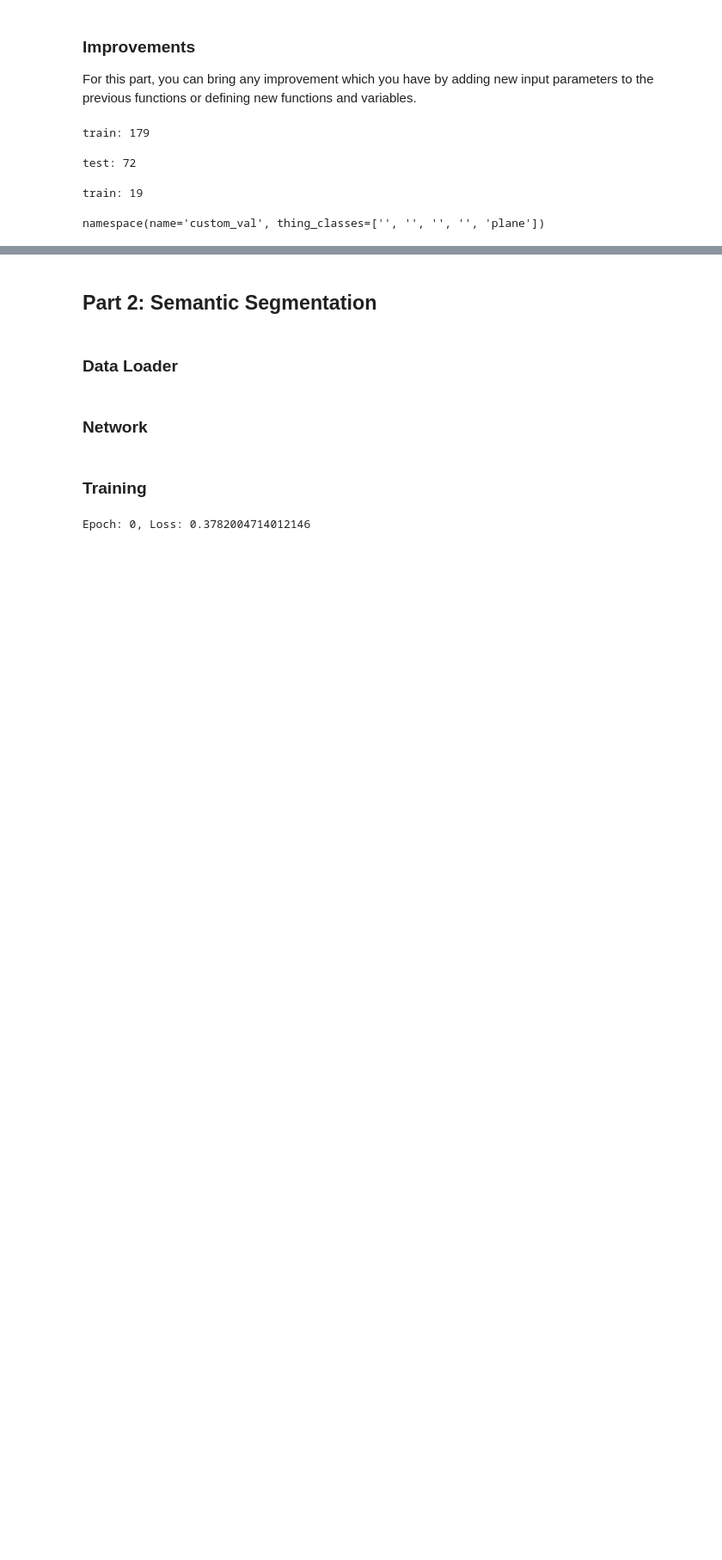
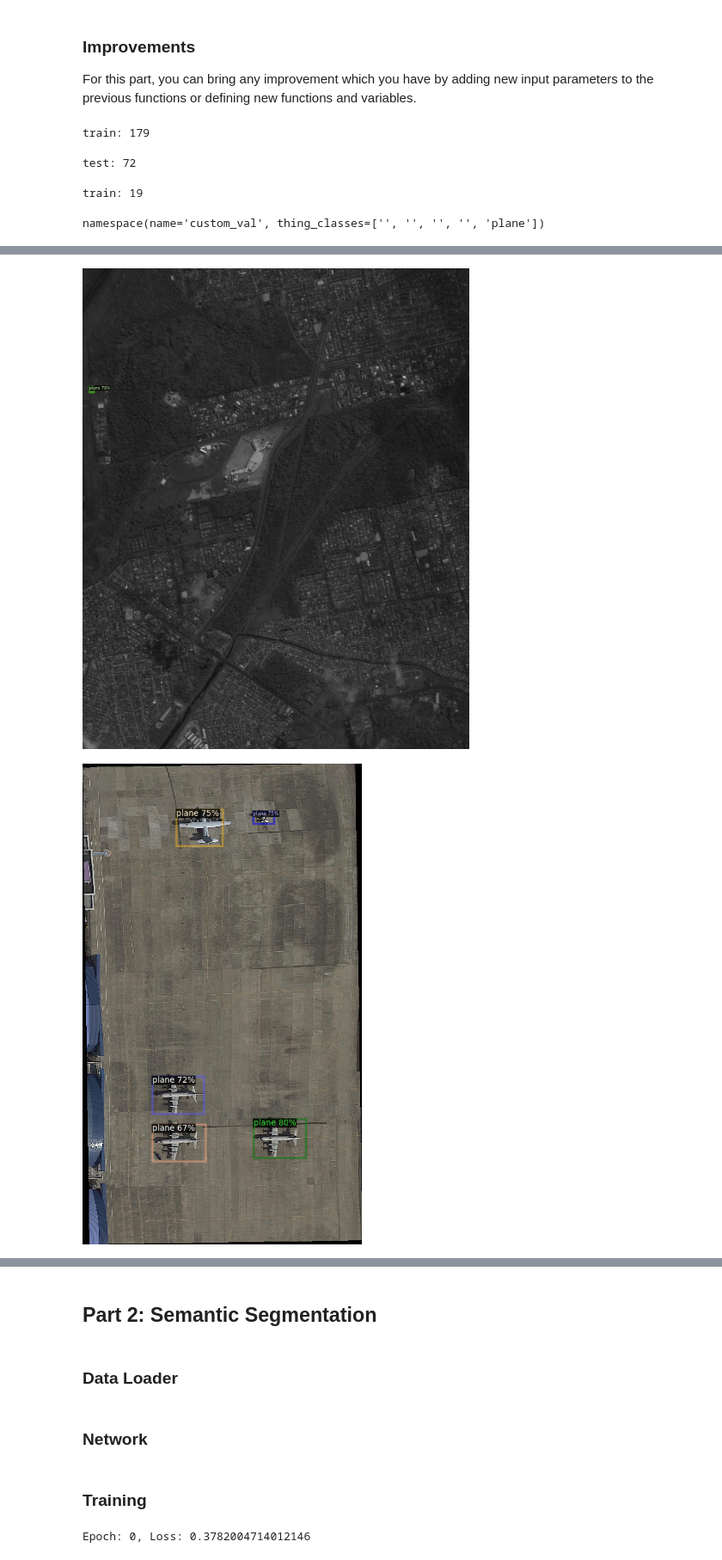
Before and after one commit to RSQ0504/202303, a Jupyter notebook: project3/lab3.ipynb, the cells around one changed output, grey strips where cells are left out. Shown at 86% size. Drawn from its saved outputs; the diff is of its cells as text; code cells hidden in the pictures; blank space fills up the shorter version.

```diff
--- a/project3/lab3.ipynb
+++ b/project3/lab3.ipynb
@@ -567,6 +564,8 @@ def train_customer(image,trainer):
                 new_bbox[1] += y1
                 new_bbox[2] += x1
                 new_bbox[3] += y1
+                if pred_classes[index]!=4 or scores[index]<=0.6:
+                      continue
                 if first:
                       first = False
                       new_scores = scores[index].unsqueeze(0)
@@ -597,3 +596,4 @@ for d in random.sample(dataset, 3):
     visualizer = Visualizer(img[:, :, ::-1], metadata=meta_data, scale=0.3)
     out = visualizer.draw_instance_predictions(result["instances"].to("cpu"))
     cv2_imshow(out.get_image()[:, :, ::-1])
+# %% [output]
@@ -599,0 +602,2 @@ for d in random.sample(dataset, 3):
+[figure, added]
+[figure, added]
```
Also changed, not shown: parts of 4 cells of this notebook.
